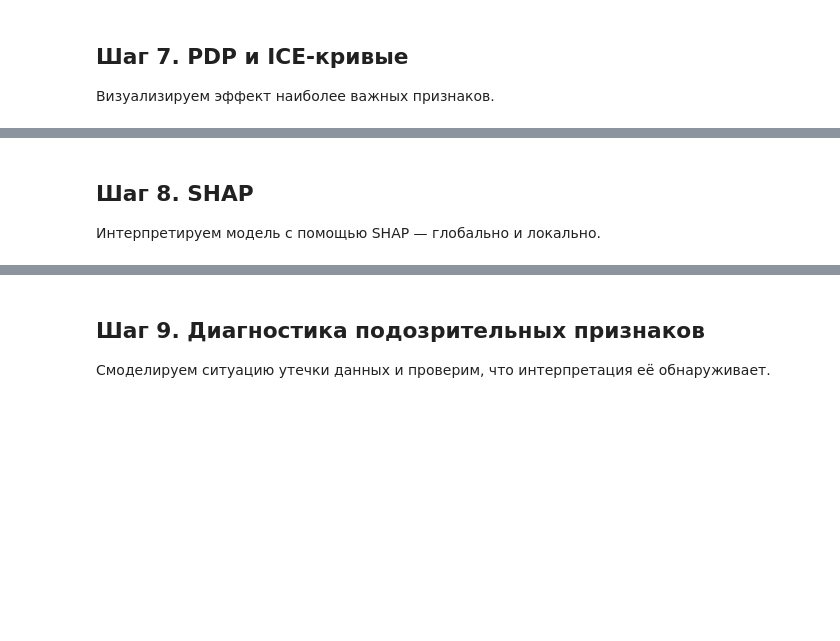
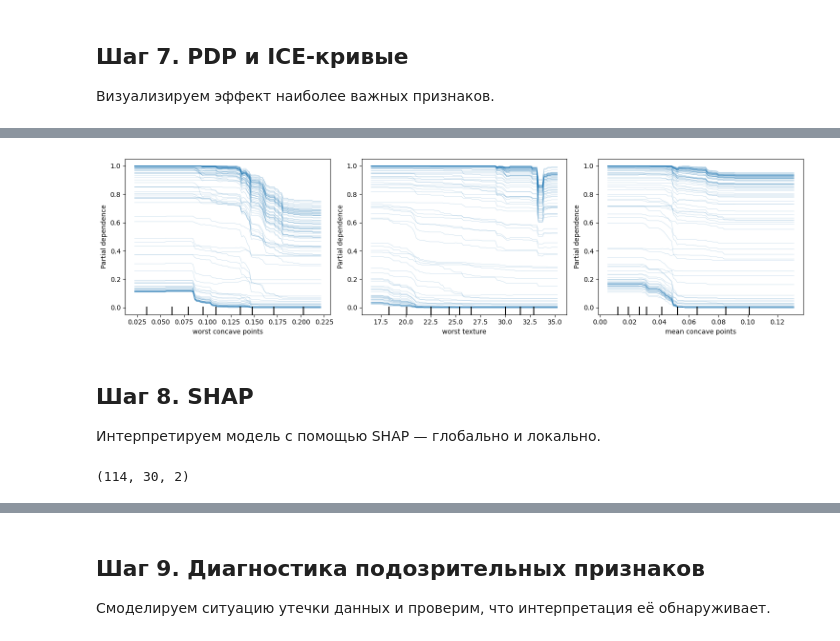
Before and after one commit to SYaroslav0/ml-yara-homework, a Jupyter notebook: hw11/hp_interp_practice_student.ipynb, the cells around one changed output, grey strips where cells are left out. Saved outputs shown, nothing was run; the diff lists cells and outputs as text; code cells hidden in the pictures; blank space fills up the shorter version.

```diff
--- a/hw11/hp_interp_practice_student.ipynb
+++ b/hw11/hp_interp_practice_student.ipynb
@@ -404,20 +457,30 @@ plt.show()
 # %%
 # ╔══════════════════════════════════════════════════════════════╗
 # ║  ЗАДАНИЕ 7б: Постройте ICE-кривые для самого важного признака║
 # ║  Используйте kind='both' (PDP + все ICE на одном графике)   ║
 # ║  Вопрос: однороден ли эффект для всех объектов?              ║
 # ╚══════════════════════════════════════════════════════════════╝
 
 # YOUR CODE HERE
+top_1_pi = pi_df.head(1)
+top_idx = top_1_pi['feature'].tolist()
+
+fig, ax = plt.subplots(1, 3, figsize=(15, 4))
+# YOUR CODE HERE
+PartialDependenceDisplay.from_estimator(estimator=best_rf, X=X_test, features=top3_idx, kind='individual', ax=ax)
+plt.tight_layout()
+plt.show()
+# %% [output]
+[figure, added]
 # %% [markdown]
 ## Шаг 8. SHAP
 
 Интерпретируем модель с помощью SHAP — глобально и локально.
 # %%
 # Установка SHAP (если не установлен)
-# !pip install shap
+#%pip install shap
 
-import shap
+import shap as sh
 
 # ╔══════════════════════════════════════════════════════════════╗
 # ║  ЗАДАНИЕ 8а: Создайте TreeExplainer для best_rf              ║
@@ -426,8 +489,12 @@ import shap
 # ╚══════════════════════════════════════════════════════════════╝
 
 # YOUR CODE HERE
-# explainer = ...
-# shap_values = ...
+explainer = sh.TreeExplainer(model=best_rf)
+shap_values = explainer.shap_values(X=X_test)
+#print(shap_values)
+print(shap_values.shape)
+# %% [output]
+(114, 30, 2)
 # %%
 # ╔══════════════════════════════════════════════════════════════╗
 # ║  ЗАДАНИЕ 8б: Постройте summary plot                          ║
```
Also changed, not shown: parts of 13 cells of this notebook.
